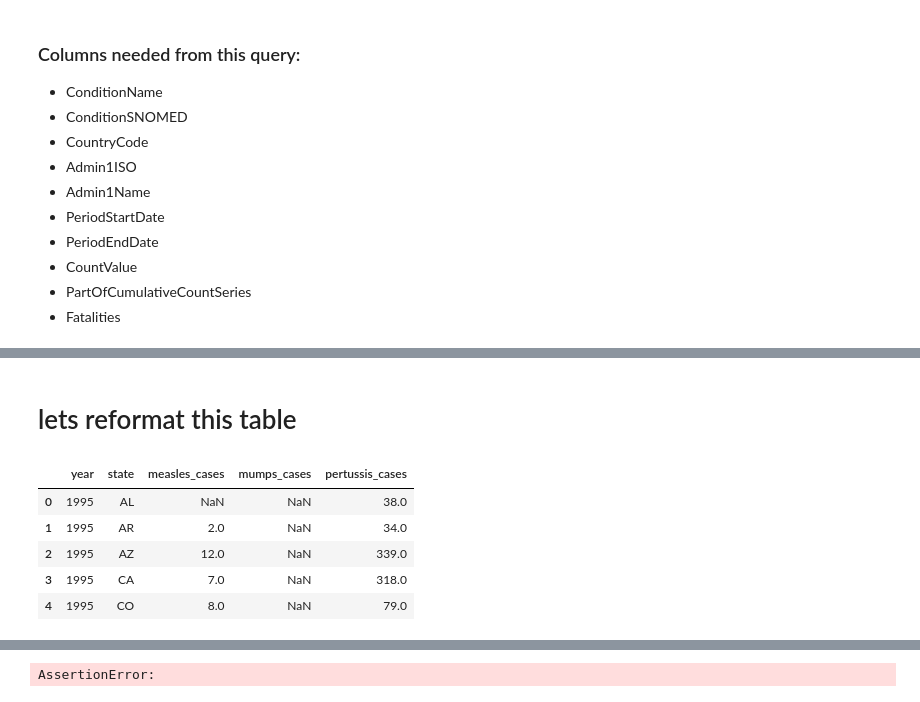
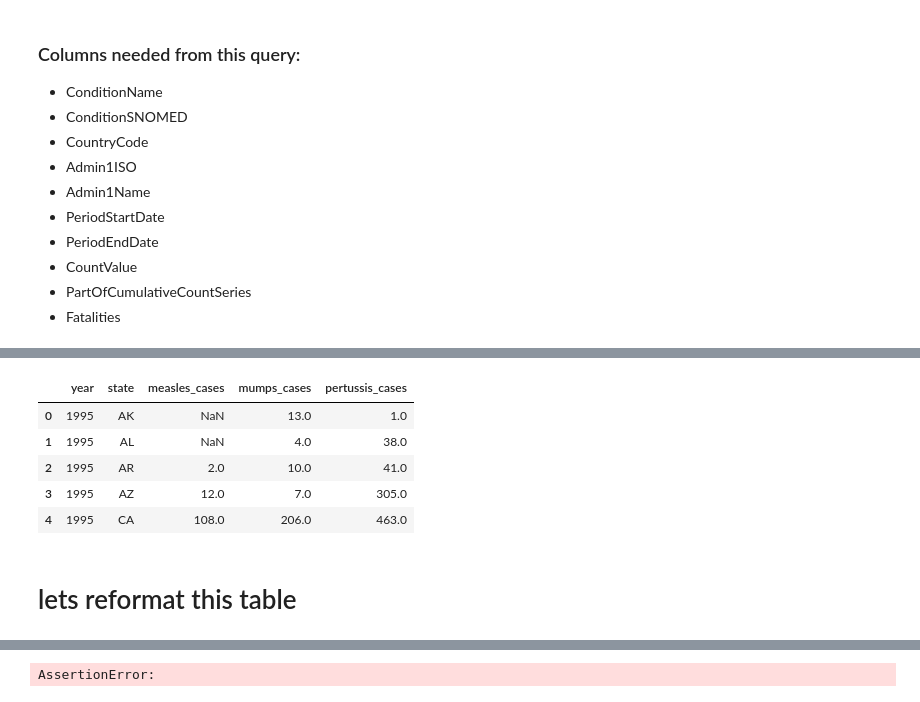
Before and after one commit to FusRaDa/biot670i_capstone_vaccination_project, a Jupyter notebook: rada_notebooks/99_tycho_api.ipynb, the cells around one changed output, grey strips where cells are left out. Cells and saved outputs as stored; diff of their text form; code cells hidden in the pictures.

```diff
--- a/rada_notebooks/99_tycho_api.ipynb
+++ b/rada_notebooks/99_tycho_api.ipynb
@@ -158,50 +229,32 @@ Combined: (18874, 4)
+# %%
+cases_wide_df = (
+    state_year_cases_long
+    .pivot(
+        index=["year", "state"],
+        columns="ConditionName",
+        values="cases"
+    )
+    .reset_index()
+)
+
+cases_wide_df.columns.name = None
+
+cases_wide_df.rename(
+    columns={
+        "Measles": "measles_cases",
+        "Mumps": "mumps_cases",
+        "Pertussis": "pertussis_cases"
+    },
+    inplace=True
+)
+
+cases_wide_df.head()
+# %% [output]
+|  | year | state | measles_cases | mumps_cases | pertussis_cases |
+| 0 | 1995 | AK | NaN | 13.0 | 1.0 |
+| 1 | 1995 | AL | NaN | 4.0 | 38.0 |
+| 2 | 1995 | AR | 2.0 | 10.0 | 41.0 |
+| 3 | 1995 | AZ | 12.0 | 7.0 | 305.0 |
+| 4 | 1995 | CA | 108.0 | 206.0 | 463.0 |
 # %% [markdown]
 # lets reformat this table
-# %%
-df = (
-    df
-    .groupby(
-        ["year", "state", "ConditionName"],
-        as_index=False
-    )["CountValue"]
-    .sum()
-    .pivot(
-        index=["year", "state"],
-        columns="ConditionName",
-        values="CountValue"
-    )
-    .reset_index()
-)
-
-# Rename disease columns
-df.rename(
-    columns={
-        "Measles": "measles_cases",
-        "Mumps": "mumps_cases",
-        "Pertussis": "pertussis_cases"
-    },
-    inplace=True
-)
-
-# Remove the "ConditionName" label above the columns
-df.columns.name = None
-
-# Order columns
-df = df[
-    [
-        "year",
-        "state",
-        "measles_cases",
-        "mumps_cases",
-        "pertussis_cases"
-    ]
-]
-
-df.head()
-# %% [output]
-|  | year | state | measles_cases | mumps_cases | pertussis_cases |
-| 0 | 1995 | AL | NaN | NaN | 38.0 |
-| 1 | 1995 | AR | 2.0 | NaN | 34.0 |
-| 2 | 1995 | AZ | 12.0 | NaN | 339.0 |
-| 3 | 1995 | CA | 7.0 | NaN | 318.0 |
-| 4 | 1995 | CO | 8.0 | NaN | 79.0 |
```
Also changed, not shown: parts of 12 cells of this notebook, 4 other files.
